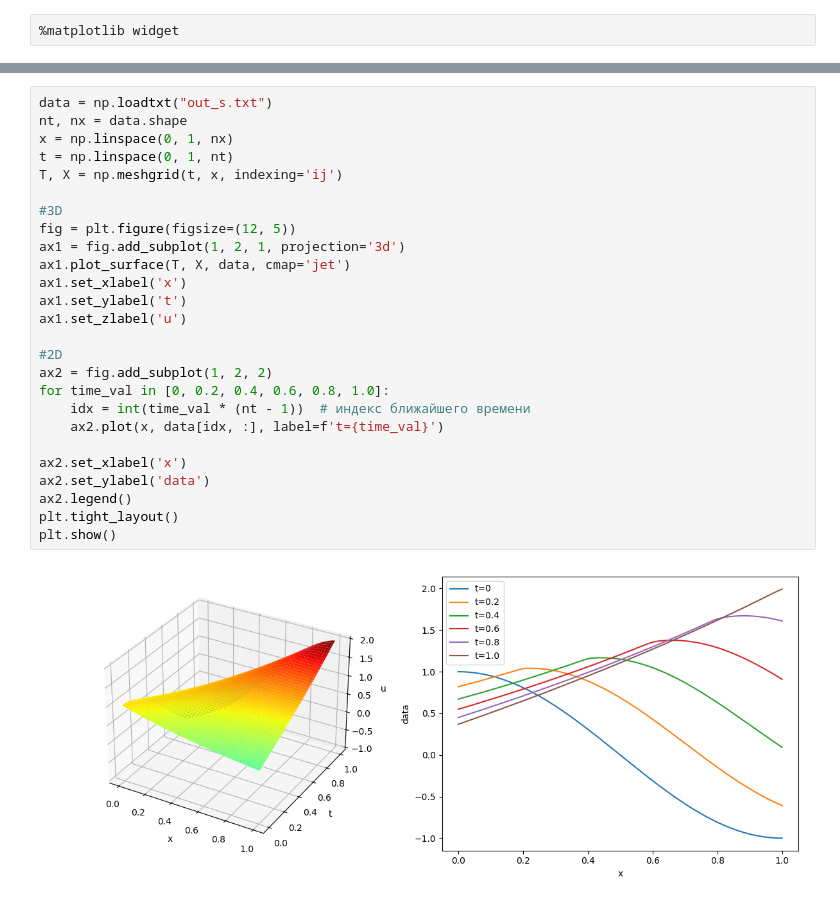
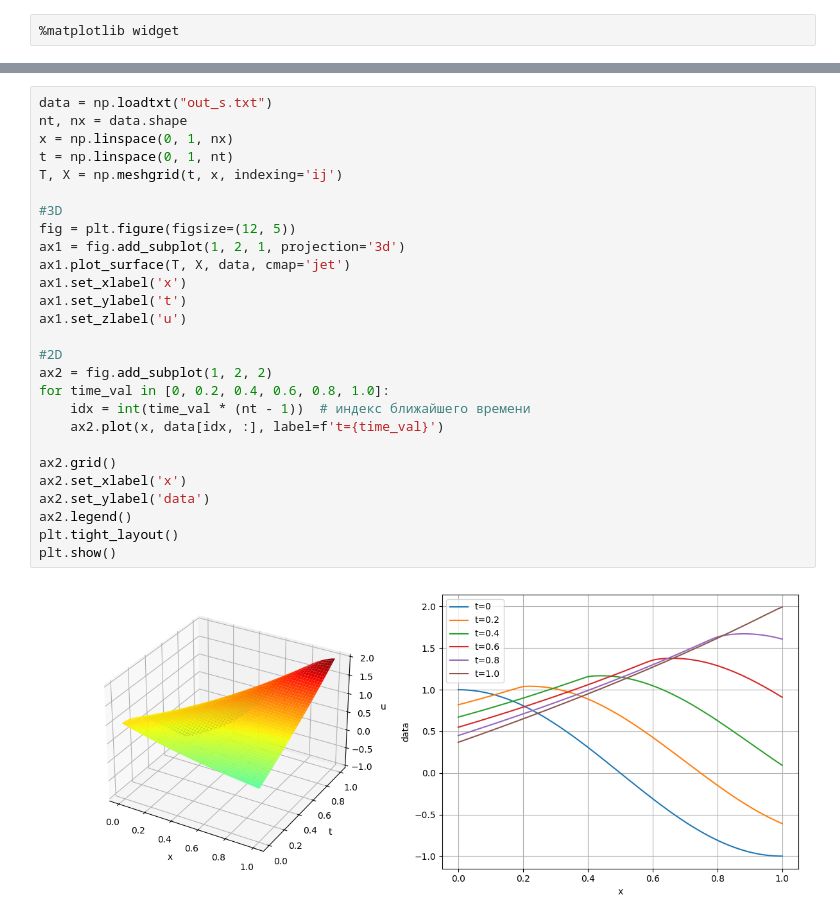
Before and after one commit to PavlovIS777/ParProg_MIPT, a Jupyter notebook: lab1/solver_test.ipynb, the cells around one changed output, grey strips where cells are left out. Saved outputs shown, nothing was run; the diff lists cells and outputs as text.

```diff
--- a/lab1/solver_test.ipynb
+++ b/lab1/solver_test.ipynb
@@ -35,30 +36,31 @@ plt.show()
 # %%
 data = np.loadtxt("out_s.txt")
 nt, nx = data.shape
 x = np.linspace(0, 1, nx)
 t = np.linspace(0, 1, nt)
 T, X = np.meshgrid(t, x, indexing='ij')
 
 #3D
 fig = plt.figure(figsize=(12, 5))
 ax1 = fig.add_subplot(1, 2, 1, projection='3d')
 ax1.plot_surface(T, X, data, cmap='jet')
 ax1.set_xlabel('x')
 ax1.set_ylabel('t')
 ax1.set_zlabel('u')
 
 #2D
 ax2 = fig.add_subplot(1, 2, 2)
 for time_val in [0, 0.2, 0.4, 0.6, 0.8, 1.0]:
     idx = int(time_val * (nt - 1))  # индекс ближайшего времени
     ax2.plot(x, data[idx, :], label=f't={time_val}')
 
+ax2.grid()
 ax2.set_xlabel('x')
 ax2.set_ylabel('data')
 ax2.legend()
 plt.tight_layout()
 plt.show()
 # %% [output]
-[figure, old version]
+[figure, new version]
 # %%
 import re
```
Also changed, not shown: parts of 3 cells of this notebook, 7 other files.
